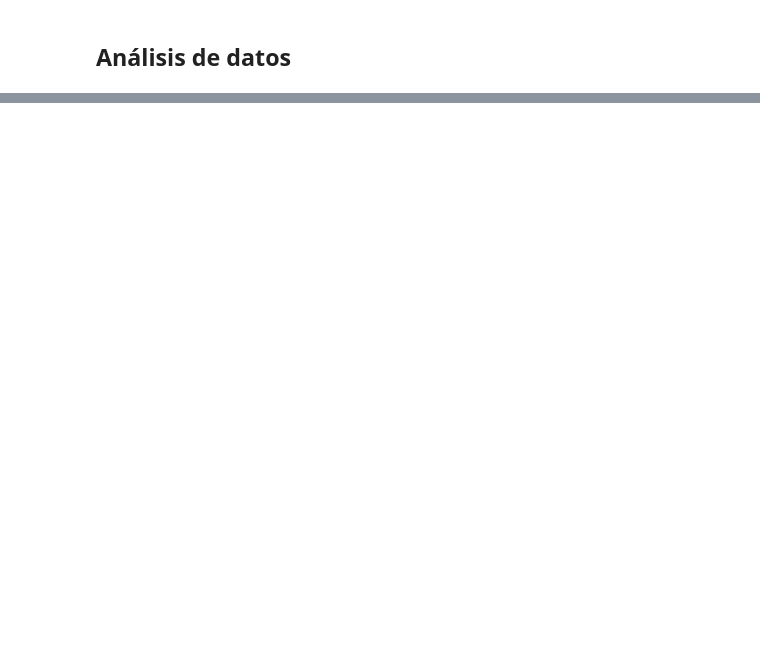
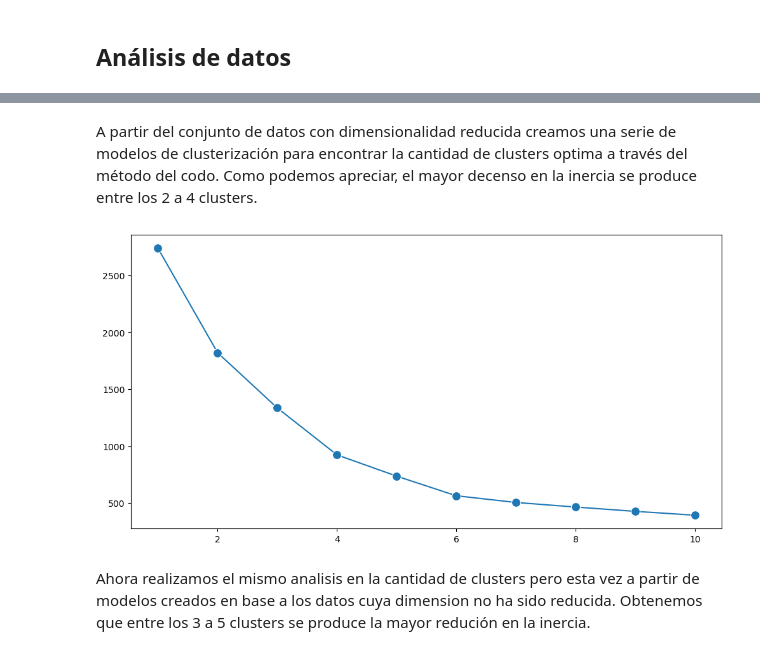
Before and after one commit to MarceVU/Proyecto---Cs-de-Datos, a Jupyter notebook: Proyecto.ipynb, the cells around one changed output, grey strips where cells are left out. Cells and saved outputs as stored; diff of their text form; code cells hidden in the pictures; blank space fills up the shorter version.

```diff
--- a/Proyecto.ipynb
+++ b/Proyecto.ipynb
@@ -399,0 +552,4 @@ See the caveats in the documentation: https://pandas.pydata.org/pandas-docs/stab
+# %%
+# estudio de reducción de dimensionalidad de los datos
+pca = PCA()
+pca.fit(scaled_data)
@@ -399,0 +595,23 @@ See the caveats in the documentation: https://pandas.pydata.org/pandas-docs/stab
+# %% [markdown]
+A partir del conjunto de datos con dimensionalidad reducida creamos una serie de modelos de clusterización para encontrar la cantidad de clusters optima a través del método del codo. Como podemos apreciar, el mayor decenso en la inercia se produce entre los 2 a 4 clusters.
+# %%
+max_clusters = 10 # maximo de clusters y su escala de aumento
+inertia, n_clusters = [], [] # listas que almacenara la inercia
+
+
+for n in range(1, max_clusters + 1):
+    KM_model = KMeans(n_clusters = n)
+    KM_clusters = KM_model.fit(scaled_data) # ajuste del modelo
+    inertia.append(KM_clusters.inertia_) # inercia del modelo
+    n_clusters.append(n) # número de clusters
+
+# gráfico comparando número de clusters e inercia
+fig, ax = plt.subplots(1, 1, figsize = (12, 6))
+sns.lineplot(x = n_clusters, y = inertia, marker = 'o', markersize = 10, ax = ax)
+
+plt.show()
+# %% [output]
+[figure, added]
+# %% [markdown]
+Ahora realizamos el mismo analisis en la cantidad de clusters pero esta vez a partir de modelos creados en base a los datos cuya dimension no ha sido reducida. Obtenemos que entre los 3 a 5
+clusters se produce la mayor redución en la inercia.
```
Also changed, not shown: parts of 52 cells of this notebook.
